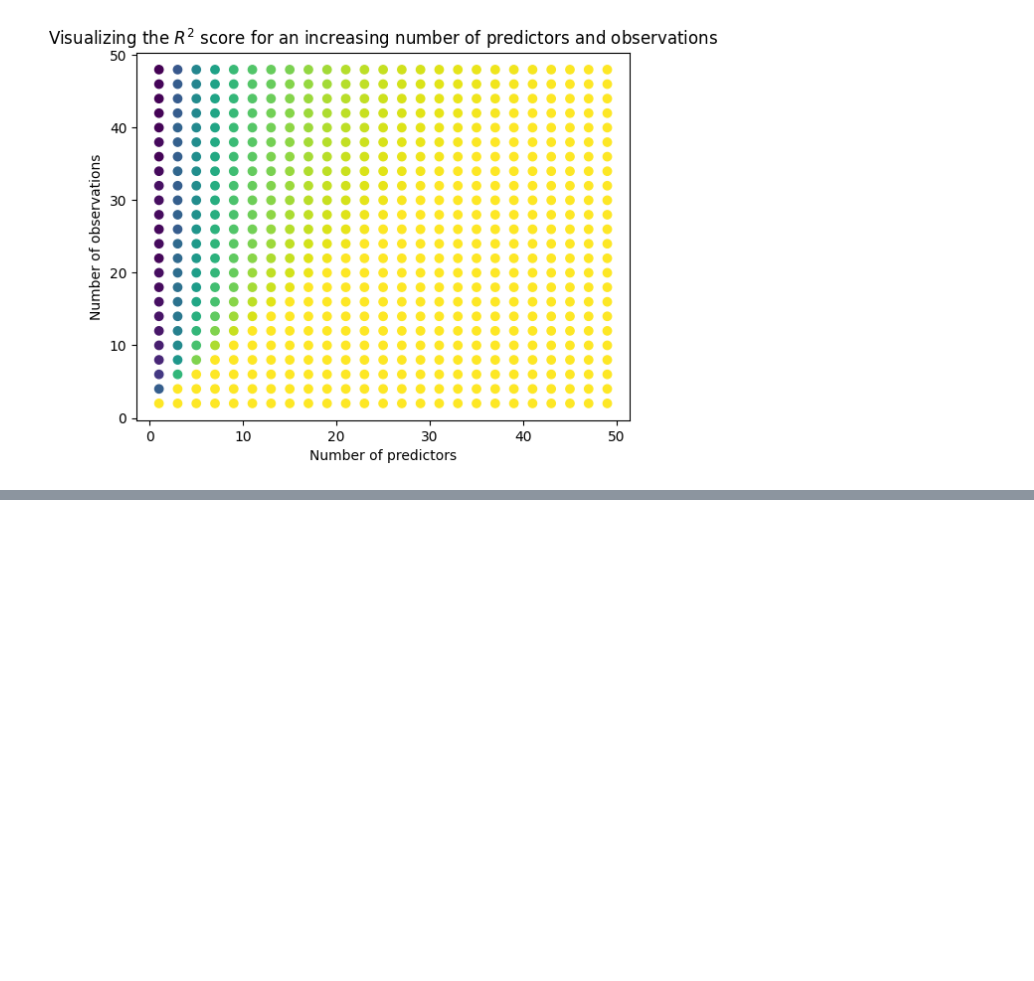
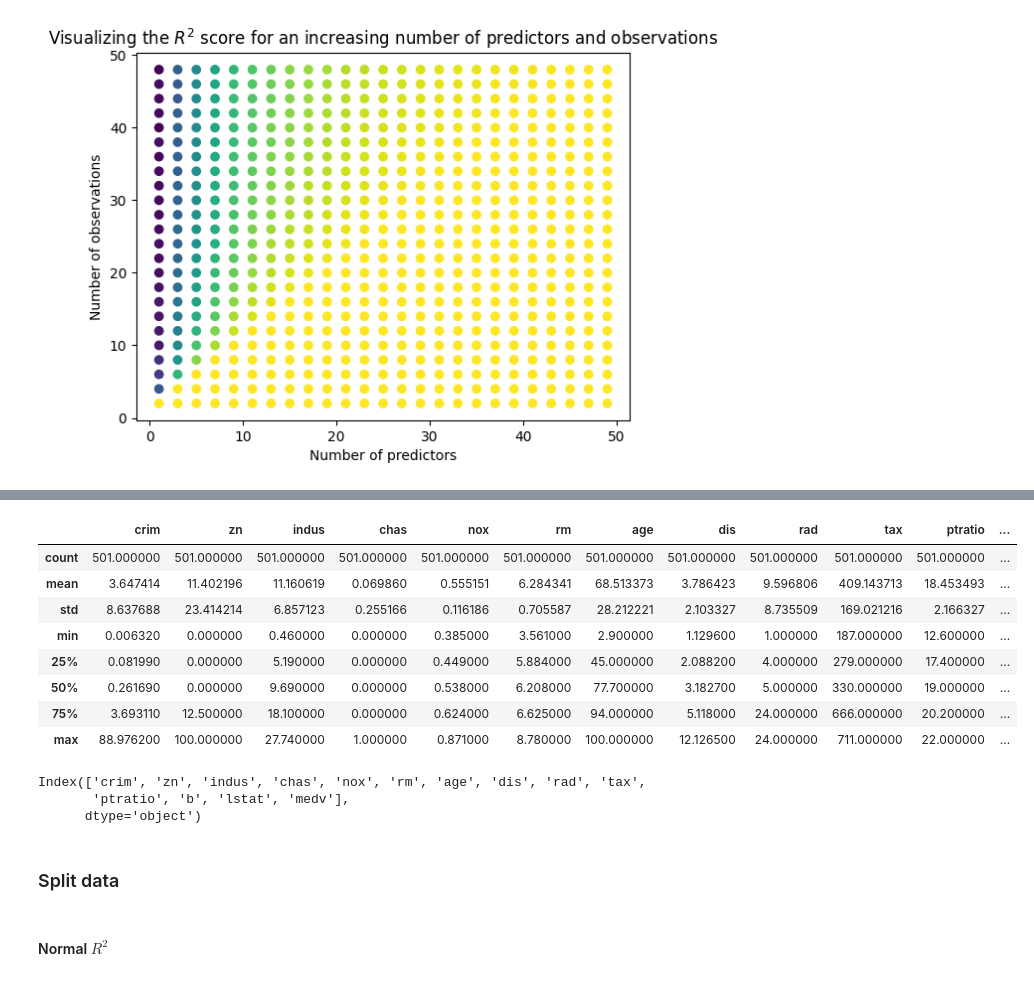
Before and after one commit to TheChickenAgent/ComputationalStatisticsKEN4258, a Jupyter notebook: assignment1.ipynb, the cells around one changed output, grey strips where cells are left out. Saved outputs shown, nothing was run; the diff lists cells and outputs as text; code cells hidden in the pictures; blank space fills up the shorter version.

```diff
--- a/assignment1.ipynb
+++ b/assignment1.ipynb
@@ -199,0 +299,22 @@ plt.show()
+# %%
+df.dropna(axis=0, inplace=True)
+# %%
+df.describe()
+# %% [output]
+|  | crim | zn | indus | chas | nox | rm | age | dis | rad | tax | ptratio | ... |
+| count | 501.000000 | 501.000000 | 501.000000 | 501.000000 | 501.000000 | 501.000000 | 501.000000 | 501.000000 | 501.000000 | 501.000000 | 501.000000 | ... |
+| mean | 3.647414 | 11.402196 | 11.160619 | 0.069860 | 0.555151 | 6.284341 | 68.513373 | 3.786423 | 9.596806 | 409.143713 | 18.453493 | ... |
+| std | 8.637688 | 23.414214 | 6.857123 | 0.255166 | 0.116186 | 0.705587 | 28.212221 | 2.103327 | 8.735509 | 169.021216 | 2.166327 | ... |
+| min | 0.006320 | 0.000000 | 0.460000 | 0.000000 | 0.385000 | 3.561000 | 2.900000 | 1.129600 | 1.000000 | 187.000000 | 12.600000 | ... |
+| 25% | 0.081990 | 0.000000 | 5.190000 | 0.000000 | 0.449000 | 5.884000 | 45.000000 | 2.088200 | 4.000000 | 279.000000 | 17.400000 | ... |
+| 50% | 0.261690 | 0.000000 | 9.690000 | 0.000000 | 0.538000 | 6.208000 | 77.700000 | 3.182700 | 5.000000 | 330.000000 | 19.000000 | ... |
+| 75% | 3.693110 | 12.500000 | 18.100000 | 0.000000 | 0.624000 | 6.625000 | 94.000000 | 5.118000 | 24.000000 | 666.000000 | 20.200000 | ... |
+| max | 88.976200 | 100.000000 | 27.740000 | 1.000000 | 0.871000 | 8.780000 | 100.000000 | 12.126500 | 24.000000 | 711.000000 | 22.000000 | ... |
+# %%
+df.columns
+# %% [output]
+Index(['crim', 'zn', 'indus', 'chas', 'nox', 'rm', 'age', 'dis', 'rad', 'tax',
+       'ptratio', 'b', 'lstat', 'medv'],
+      dtype='object')
+# %% [markdown]
+### Split data
@@ -199,0 +332,2 @@ plt.show()
+# %% [markdown]
+#### Normal $R^2$
```
Also changed, not shown: parts of 43 cells of this notebook, 1 other file.
